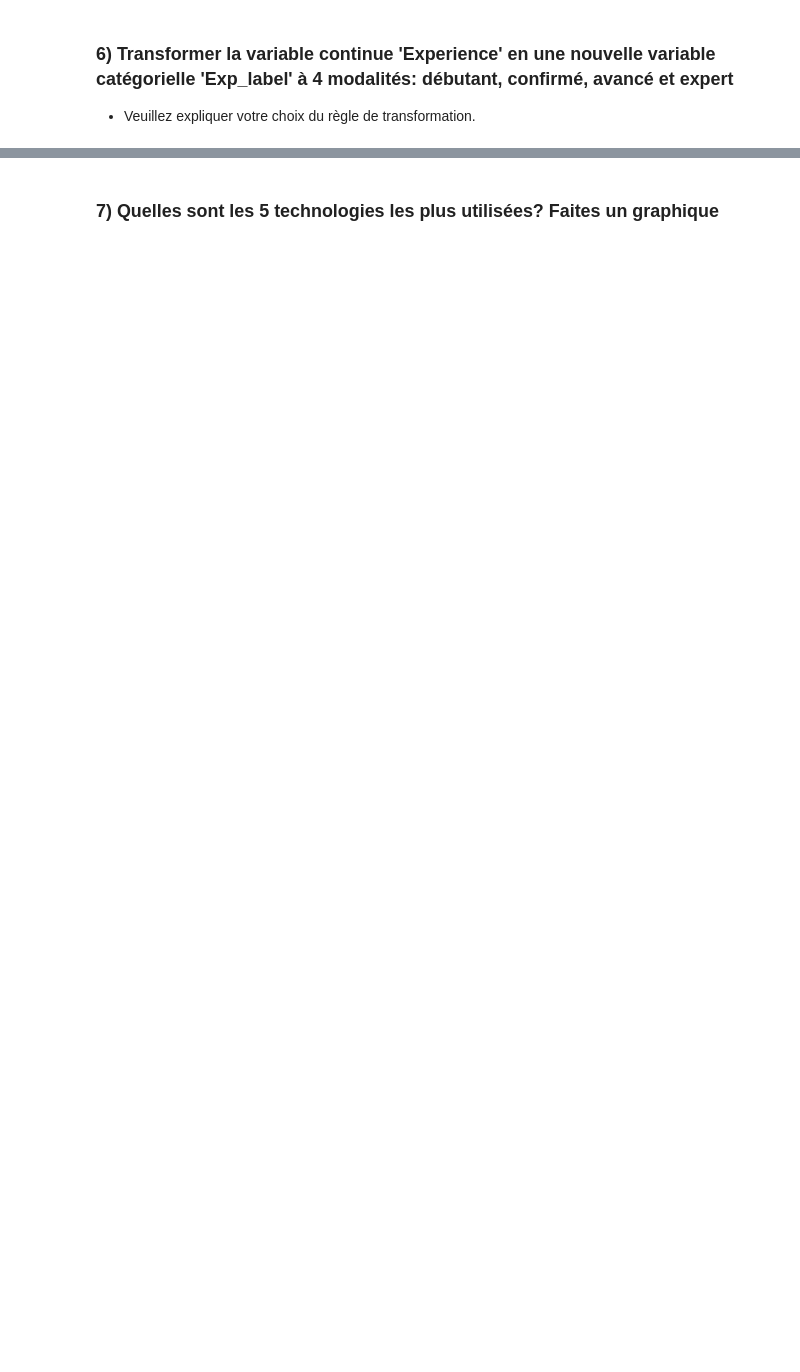
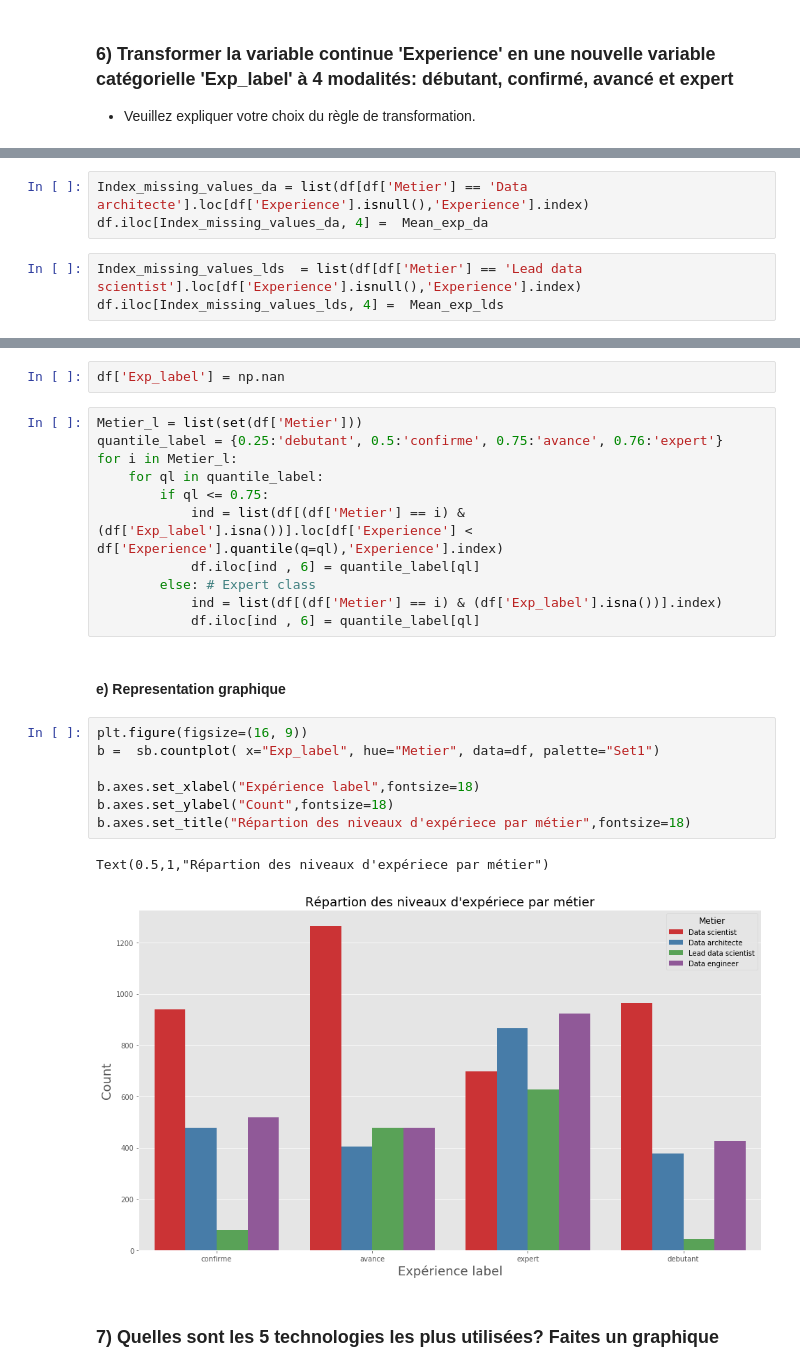
Before and after one commit to emathian/Clustering_Classification_JN, a Jupyter notebook: Test_Technique_ML_AK.ipynb, the cells around one changed output, grey strips where cells are left out. Drawn from its saved outputs; the diff is of its cells as text; blank space fills up the shorter version.

```diff
--- a/Test_Technique_ML_AK.ipynb
+++ b/Test_Technique_ML_AK.ipynb
@@ -274,0 +279,6 @@ Name: Technologies, Length: 9582, dtype: object
+# %%
+Index_missing_values_da = list(df[df['Metier'] == 'Data architecte'].loc[df['Experience'].isnull(),'Experience'].index)
+df.iloc[Index_missing_values_da, 4] =  Mean_exp_da
+# %%
+Index_missing_values_lds  = list(df[df['Metier'] == 'Lead data scientist'].loc[df['Experience'].isnull(),'Experience'].index)
+df.iloc[Index_missing_values_lds, 4] =  Mean_exp_lds
@@ -275,3 +301,28 @@ Name: Technologies, Length: 9582, dtype: object
+# %%
+df['Exp_label'] = np.nan
+# %%
+Metier_l = list(set(df['Metier']))
+quantile_label = {0.25:'debutant', 0.5:'confirme', 0.75:'avance', 0.76:'expert'}
+for i in Metier_l:
+    for ql in quantile_label:
+        if ql <= 0.75:
+            ind = list(df[(df['Metier'] == i) & (df['Exp_label'].isna())].loc[df['Experience'] < df['Experience'].quantile(q=ql),'Experience'].index)
+            df.iloc[ind , 6] = quantile_label[ql]
+        else: # Expert class
+            ind = list(df[(df['Metier'] == i) & (df['Exp_label'].isna())].index)
+            df.iloc[ind , 6] = quantile_label[ql]
+# %% [markdown]
+#### e) Representation graphique
+# %%
+plt.figure(figsize=(16, 9))
+b =  sb.countplot( x="Exp_label", hue="Metier", data=df, palette="Set1")
+
+b.axes.set_xlabel("Expérience label",fontsize=18)
+b.axes.set_ylabel("Count",fontsize=18)
+b.axes.set_title("Répartion des niveaux d'expériece par métier",fontsize=18)
+# %% [output]
+Text(0.5,1,"Répartion des niveaux d'expériece par métier")
+[figure, added]
 # %% [markdown]
 ### 7) Quelles sont les 5 technologies les plus utilisées? Faites un graphique
 # %%
```
Also changed, not shown: parts of 76 cells of this notebook.
